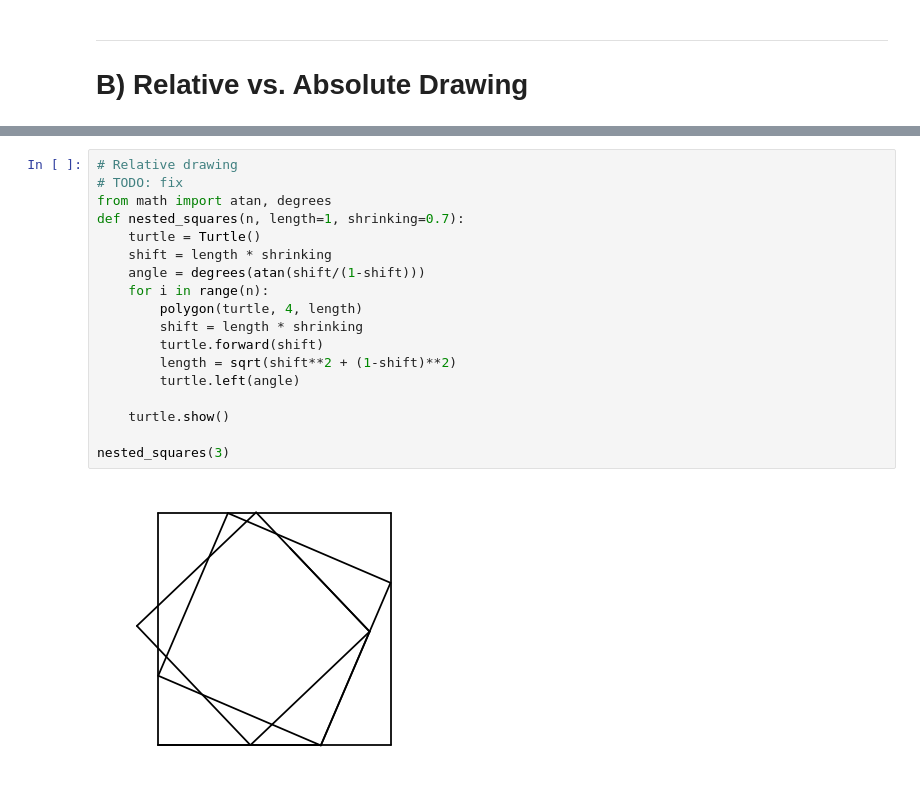
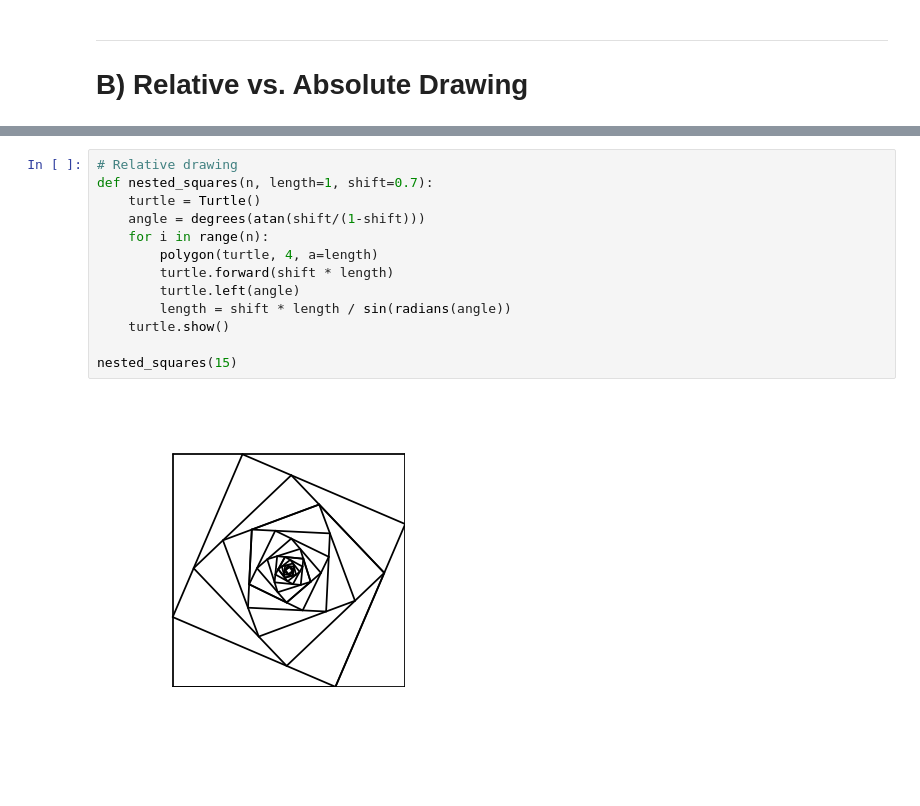
Before and after one commit to effa/iv122, a Jupyter notebook: 03-geometry.ipynb, the cells around one changed output, grey strips where cells are left out. Drawn from its saved outputs; the diff is of its cells as text; blank space fills up the shorter version.

```diff
--- a/03-geometry.ipynb
+++ b/03-geometry.ipynb
@@ -143,20 +142,15 @@ pentagon_abs()
 # %%
 # Relative drawing
-# TODO: fix
-from math import atan, degrees
-def nested_squares(n, length=1, shrinking=0.7):
+def nested_squares(n, length=1, shift=0.7):
     turtle = Turtle()
-    shift = length * shrinking
     angle = degrees(atan(shift/(1-shift)))
     for i in range(n):
-        polygon(turtle, 4, length)
-        shift = length * shrinking
-        turtle.forward(shift)
-        length = sqrt(shift**2 + (1-shift)**2)
+        polygon(turtle, 4, a=length)
+        turtle.forward(shift * length)
         turtle.left(angle)
-
+        length = shift * length / sin(radians(angle))
     turtle.show()
 
-nested_squares(3)
+nested_squares(15)
 # %% [output]
-[figure, old version]
+[figure, new version]
```
Also changed, not shown: parts of 12 cells of this notebook.
